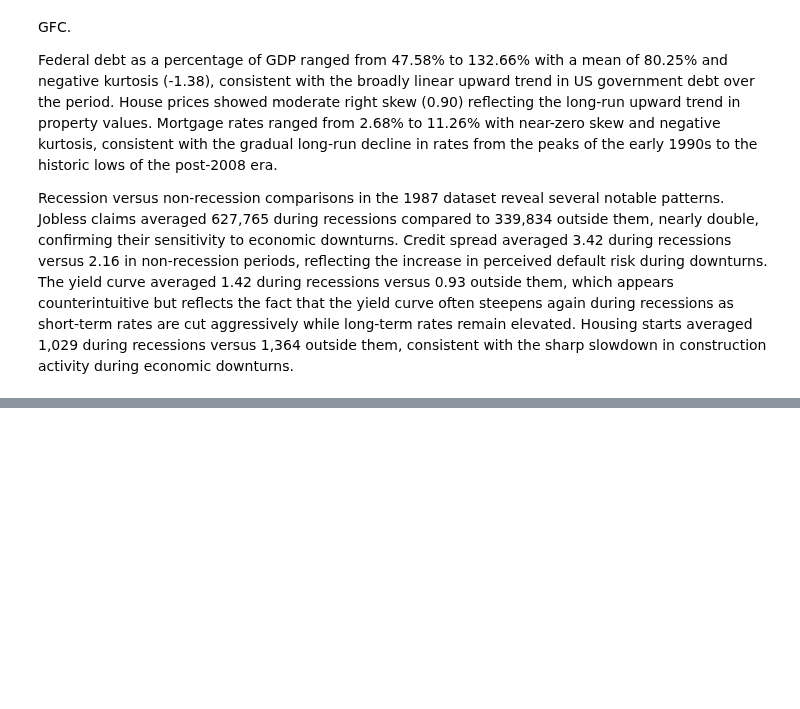
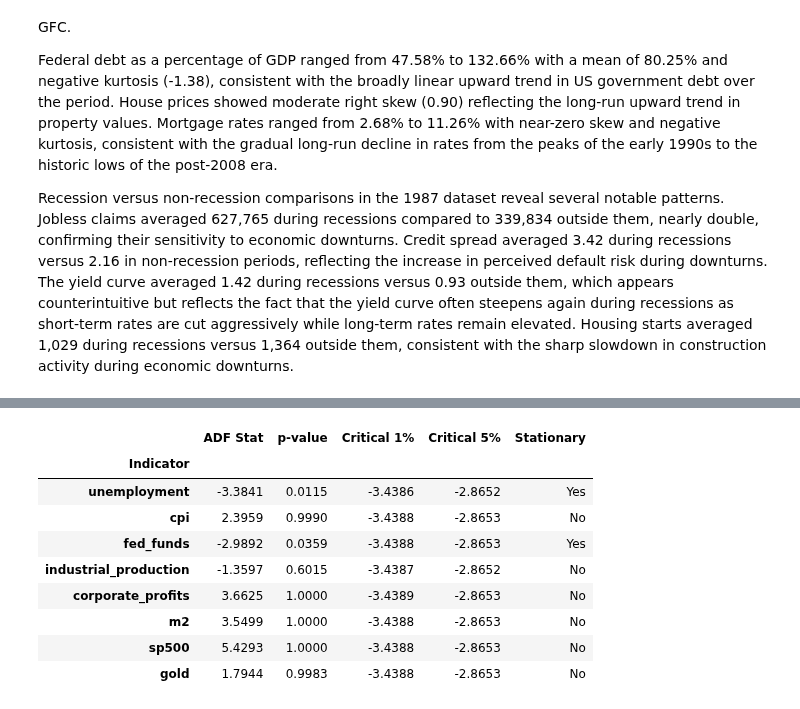
Before and after one commit to DavidHeffernan94/RecessionPredictor, a Jupyter notebook: RecessionPredictor.ipynb, the cells around one changed output, grey strips where cells are left out. Cells and saved outputs as stored; diff of their text form; code cells hidden in the pictures; blank space fills up the shorter version.

```diff
--- a/RecessionPredictor.ipynb
+++ b/RecessionPredictor.ipynb
@@ -502,0 +529,28 @@ display(recession_summary_1987)
+# %%
+# 1960 Dataset - Stationarity Results
+
+features_1960 = {
+    "unemployment":          unemployment,
+    "cpi":                   cpi,
+    "fed_funds":             fed_funds,
+    "industrial_production": industrial_production,
+    "corporate_profits":     corporate_profits,
+    "m2":                    m2,
+    "sp500":                 sp500,
+    "gold":                  gold,
+}
+
+results_1960 = pd.DataFrame([adf_test(s, n) for n, s in features_1960.items()])
+results_1960 = results_1960.set_index("Indicator")
+display(results_1960)
+# %% [output]
+|  | ADF Stat | p-value | Critical 1% | Critical 5% | Stationary |
+| Indicator |  |  |  |  |  |
+| unemployment | -3.3841 | 0.0115 | -3.4386 | -2.8652 | Yes |
+| cpi | 2.3959 | 0.9990 | -3.4388 | -2.8653 | No |
+| fed_funds | -2.9892 | 0.0359 | -3.4388 | -2.8653 | Yes |
+| industrial_production | -1.3597 | 0.6015 | -3.4387 | -2.8652 | No |
+| corporate_profits | 3.6625 | 1.0000 | -3.4389 | -2.8653 | No |
+| m2 | 3.5499 | 1.0000 | -3.4388 | -2.8653 | No |
+| sp500 | 5.4293 | 1.0000 | -3.4388 | -2.8653 | No |
+| gold | 1.7944 | 0.9983 | -3.4388 | -2.8653 | No |
```
Also changed, not shown: parts of 9 cells of this notebook.
